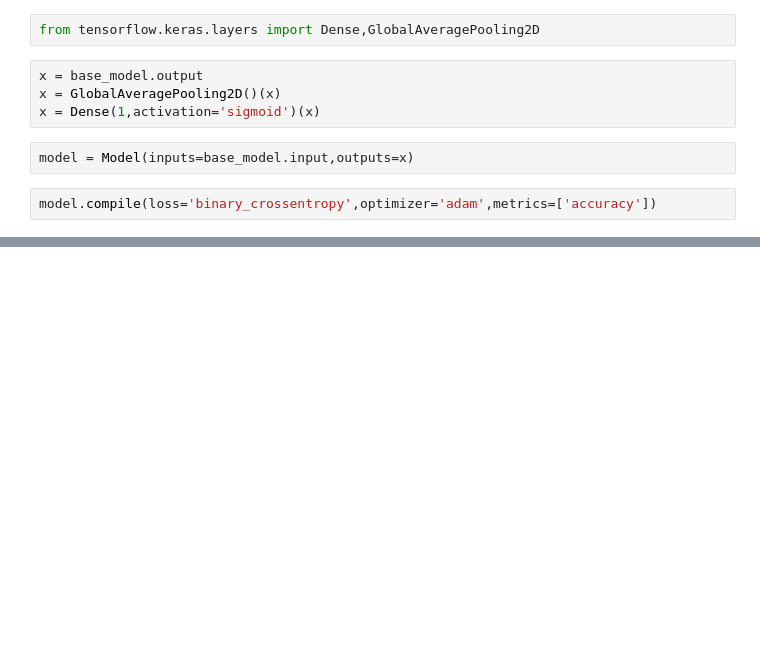
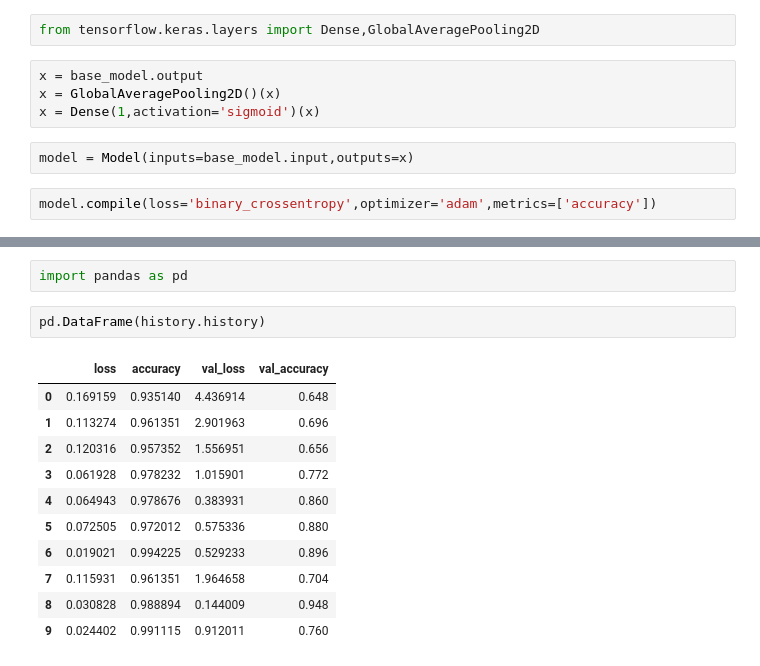
Before and after one commit to SushilKokare/AtiNeu_Project, a Jupyter notebook: 7_DenseNet121.ipynb, the cells around one changed output, grey strips where cells are left out. Saved outputs shown, nothing was run; the diff lists cells and outputs as text; blank space fills up the shorter version.

```diff
--- a/7_DenseNet121.ipynb
+++ b/7_DenseNet121.ipynb
@@ -80,0 +97,16 @@ Acc  0.8479999899864197
+# %%
+import pandas as pd
+# %%
+pd.DataFrame(history.history)
+# %% [output]
+|  | loss | accuracy | val_loss | val_accuracy |
+| 0 | 0.169159 | 0.935140 | 4.436914 | 0.648 |
+| 1 | 0.113274 | 0.961351 | 2.901963 | 0.696 |
+| 2 | 0.120316 | 0.957352 | 1.556951 | 0.656 |
+| 3 | 0.061928 | 0.978232 | 1.015901 | 0.772 |
+| 4 | 0.064943 | 0.978676 | 0.383931 | 0.860 |
+| 5 | 0.072505 | 0.972012 | 0.575336 | 0.880 |
+| 6 | 0.019021 | 0.994225 | 0.529233 | 0.896 |
+| 7 | 0.115931 | 0.961351 | 1.964658 | 0.704 |
+| 8 | 0.030828 | 0.988894 | 0.144009 | 0.948 |
+| 9 | 0.024402 | 0.991115 | 0.912011 | 0.760 |
```
Also changed, not shown: parts of 5 cells of this notebook.
